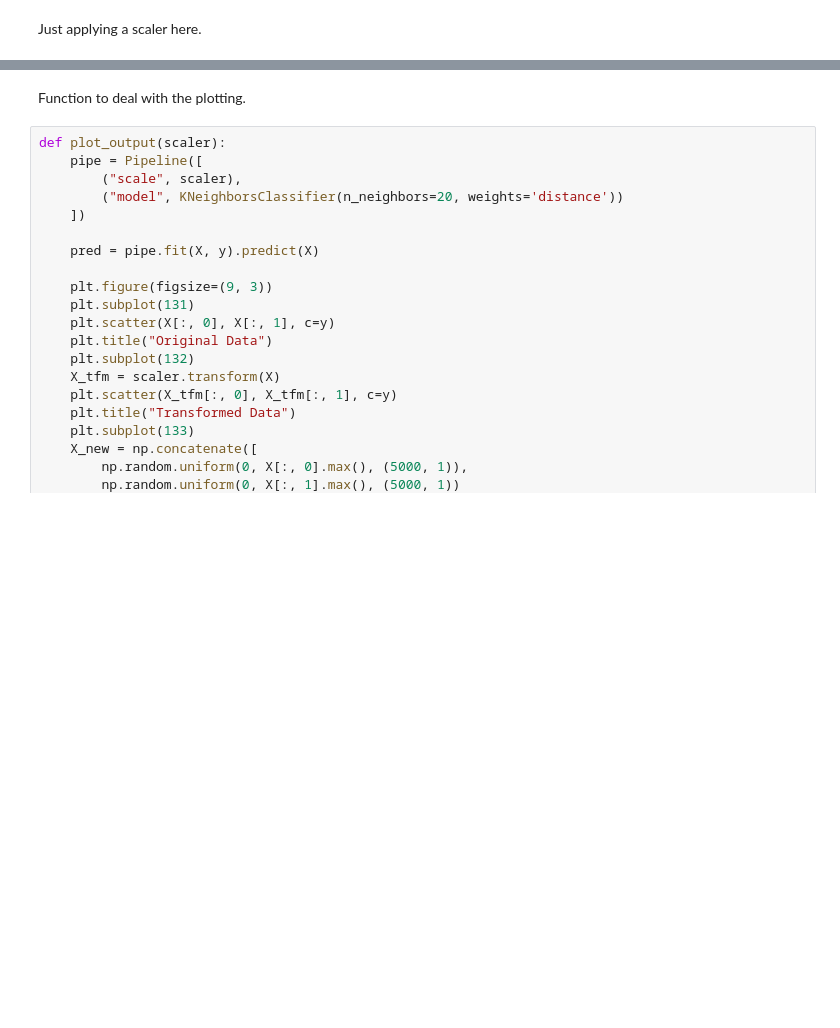
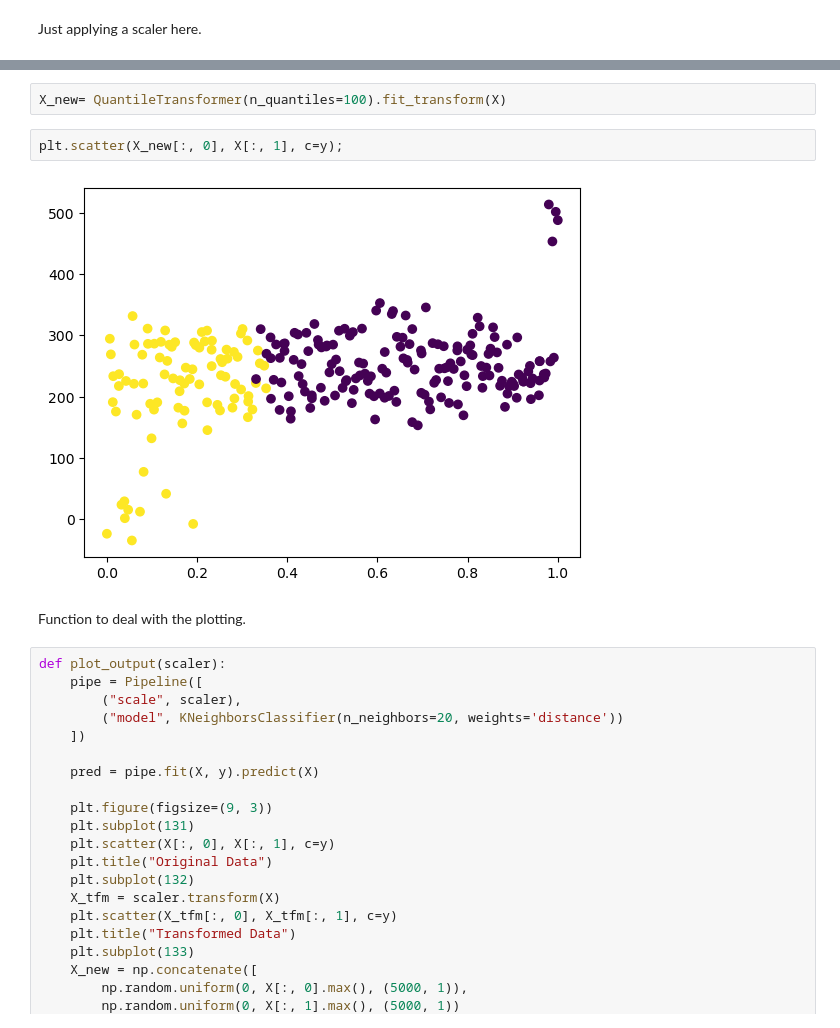
Before and after one commit to zyang91/calm-notebooks, a Jupyter notebook: scikit-prep/scikit-prepare.ipynb, the cells around one changed output, grey strips where cells are left out. Saved outputs shown, nothing was run; the diff lists cells and outputs as text; blank space fills up the shorter version.

```diff
--- a/scikit-prep/scikit-prepare.ipynb
+++ b/scikit-prep/scikit-prepare.ipynb
@@ -34,3 +36,9 @@ plt.scatter(X_new[:, 0], X_new[:, 1], c=y);
+# %%
+X_new= QuantileTransformer(n_quantiles=100).fit_transform(X)
+# %%
+plt.scatter(X_new[:, 0], X[:, 1], c=y);
+# %% [output]
+[figure, added]
 # %% [markdown]
 Function to deal with the plotting.
 # %%
```
Also changed, not shown: parts of 10 cells of this notebook.
